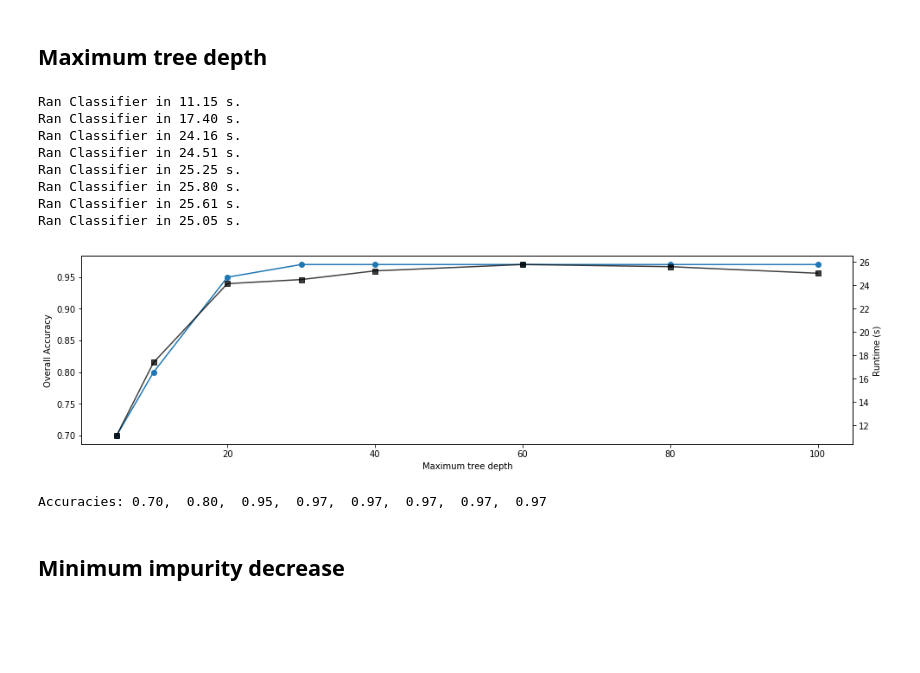
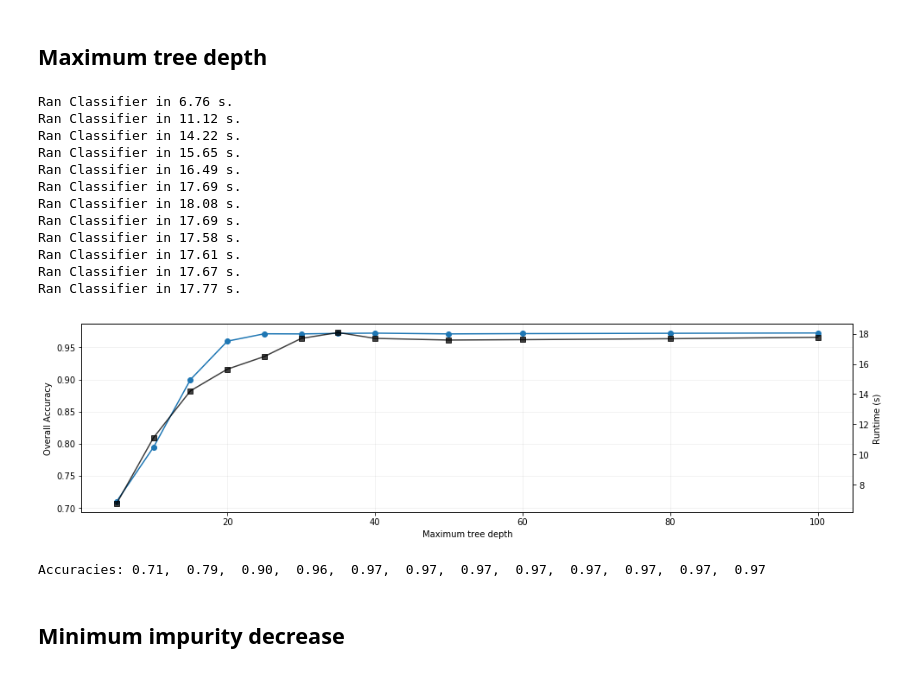
Before and after one commit to virginia-m/classifier_comparison_on_covertype_data, a Jupyter notebook: data_analysis.ipynb, the cells around one changed output. Saved outputs shown, nothing was run; the diff lists cells and outputs as text; code cells hidden in the pictures; blank space fills up the shorter version.

```diff
--- a/data_analysis.ipynb
+++ b/data_analysis.ipynb
@@ -225,0 +182,7 @@ print(features.shape, labels.shape)
+# %%
+data_new = compress_and_engineer_features(data)
+features, labels = get_features_and_labels(data_new)
+labels = labels.astype(np.int16)
+print(features.shape, labels.dtype)
+
+print(list(data_new))
@@ -374,37 +449,41 @@ Confusion matrix (yellow = col max; red = row max):
 #features_new = pca.fit_transform(features)
 
 def scan_parameter(parameter, parameter_values, kwargs=None):
-    conf_matrices = []
+    accuracies_mean = []
     run_times = []
     if kwargs is None:
         kwargs = {}
     for param_val in parameter_values:
         kwargs[parameter] = param_val
         tic = time.time()
-        cms = cross_validate_classifier(RandomForestClassifier,
-                                   full_features, labels,
+        cms, _ = cross_validate_classifier(RandomForestClassifier,
+                                   features, labels,
                                     kfold=2, kwargs=kwargs, style='prop')
         toc = time.time() - tic
         print('Ran Classifier in {:.2f} s.'.format(toc))
         run_times.append(toc)
-        conf_matrices.append(np.mean(cms, axis=0))
-    return conf_matrices, run_times
 
-def plot_accuracies_and_runtime(conf_matrices, run_times, parameter, parameter_values, alias=None):
-    accuracies = []
-    for cm in conf_matrices:
-        df_total, df_class, df_conf = metrics_wrapper(cm, cover_types, do_display=False)
-        accuracies.append(df_total['Overall Accuracy'][0])
+        accuracies = [np.sum(np.diag(c)) / np.sum(c) for c in cms]
+        accuracies_mean.append((np.mean(accuracies), np.std(accuracies)))
+    return accuracies_mean, run_times
+
+def plot_accuracies_and_runtime(accuracies_mean, run_times, parameter, parameter_values, alias=None,
+                                save_to_txt=False):
+
+    accuracies = np.array(accuracies_mean)
 
     fig, ax1 = plt.subplots(figsize=(16, 4))
-    ax1.plot(parameter_values, accuracies, 'o-')
+    ax1.errorbar(parameter_values, accuracies[:, 0], yerr=accuracies[:, 1], fmt='o-')
     ax2 = ax1.twinx()
     ax2.plot(parameter_values, run_times, 'ks-', alpha=0.75, mfc='none')
     ax1.set_xlabel(alias if alias is not None else parameter)
     ax1.set_ylabel('Overall Accuracy')
     ax2.set_ylabel('Runtime (s)')
+    ax1.grid(True, ls='-', alpha=0.2)
     plt.show()
-    print('Accuracies: ' + ',  '.join(['{:.2f}'.format(a) for a in accuracies]))
+    print('Accuracies: ' + ',  '.join(['{:.2f}'.format(a) for a in accuracies[:, 0]]))
+    if save_to_txt:
+        np.savetxt(parameter+'.txt', np.hstack((accuracies, np.array(run_times)[:, np.newaxis])))
 # %% [markdown]
 ## Number of estimators
 # %%
@@ -449,21 +519,25 @@ Accuracies: 0.95,  0.97,  0.97,  0.97,  0.97,  0.97,  0.97,  0.97,  0.97
 ## Maximum tree depth
 # %%
 parameter = 'max_depth'
-parameter_values = [5, 10, 20, 30, 40, 60, 80, 100]
+parameter_values = [5, 10, 15, 20, 25, 30, 35, 40, 50, 60, 80, 100]
 confs_3, run_times_3 = scan_parameter(parameter, parameter_values,
-                       kwargs={'n_jobs': 6, 'n_estimators': 20})
-plot_accuracies_and_runtime(confs_3, run_times_3, parameter, parameter_values, 'Maximum tree depth')
+                       kwargs={'n_jobs': 6, 'n_estimators': 10, 'bootstrap': False})
+plot_accuracies_and_runtime(confs_3, run_times_3, parameter, parameter_values, 'Maximum tree depth', save_to_txt=True)
 # %% [output]
-Ran Classifier in 11.15 s.
-Ran Classifier in 17.40 s.
-Ran Classifier in 24.16 s.
-Ran Classifier in 24.51 s.
-Ran Classifier in 25.25 s.
-Ran Classifier in 25.80 s.
-Ran Classifier in 25.61 s.
-Ran Classifier in 25.05 s.
+Ran Classifier in 6.76 s.
+Ran Classifier in 11.12 s.
+Ran Classifier in 14.22 s.
+Ran Classifier in 15.65 s.
+Ran Classifier in 16.49 s.
+Ran Classifier in 17.69 s.
+Ran Classifier in 18.08 s.
+Ran Classifier in 17.69 s.
+Ran Classifier in 17.58 s.
+Ran Classifier in 17.61 s.
+Ran Classifier in 17.67 s.
+Ran Classifier in 17.77 s.
-[figure, old version]
+[figure, new version]
-Accuracies: 0.70,  0.80,  0.95,  0.97,  0.97,  0.97,  0.97,  0.97
+Accuracies: 0.71,  0.79,  0.90,  0.96,  0.97,  0.97,  0.97,  0.97,  0.97,  0.97,  0.97,  0.97
 # %% [markdown]
 ## Minimum impurity decrease
 # %%
```
Also changed, not shown: parts of 29 cells of this notebook, 5 other files.
